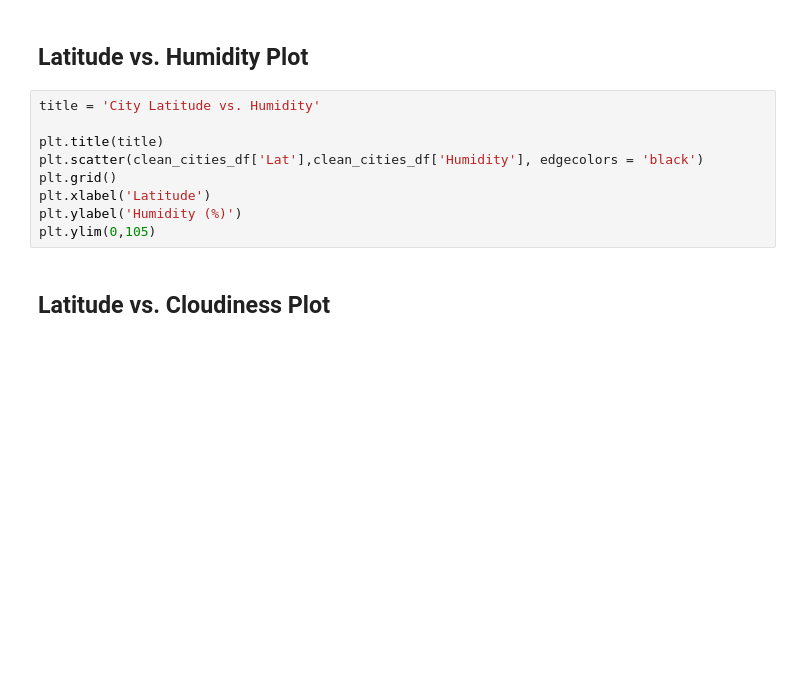
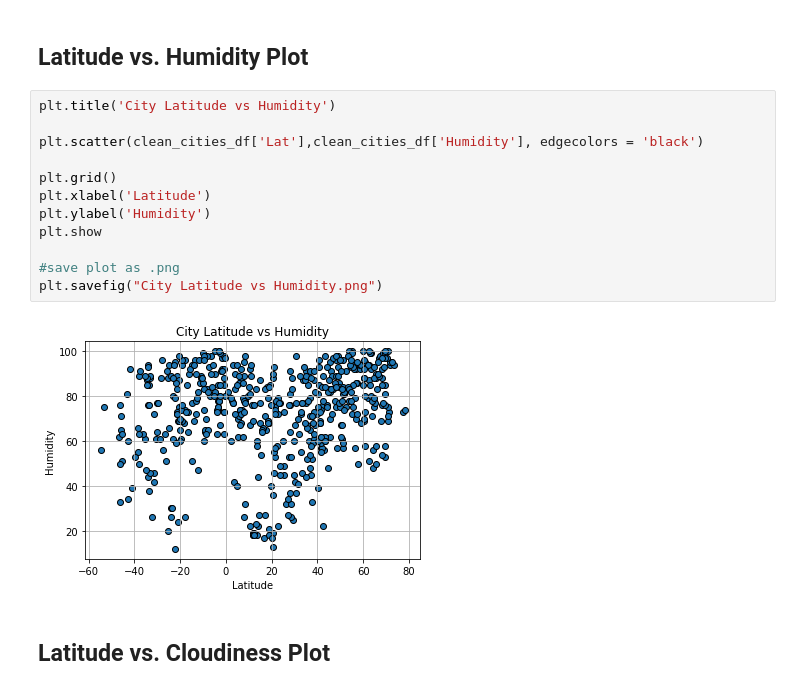
Before and after one commit to stefanyl/python-api-challenge, a Jupyter notebook: WeatherPy/WeatherPy.ipynb, the cells around one changed output. Drawn from its saved outputs; the diff is of its cells as text; blank space fills up the shorter version.

```diff
--- a/WeatherPy/WeatherPy.ipynb
+++ b/WeatherPy/WeatherPy.ipynb
@@ -263,13 +259,18 @@ plt.savefig("City Latitude vs Max Temperature.png")
 # %% [markdown]
 ## Latitude vs. Humidity Plot
 # %%
-title = 'City Latitude vs. Humidity'
+plt.title('City Latitude vs Humidity')
 
-plt.title(title)
 plt.scatter(clean_cities_df['Lat'],clean_cities_df['Humidity'], edgecolors = 'black')
+
 plt.grid()
 plt.xlabel('Latitude')
-plt.ylabel('Humidity (%)')
-plt.ylim(0,105)
+plt.ylabel('Humidity')
+plt.show
+
+#save plot as .png
+plt.savefig("City Latitude vs Humidity.png")
+# %% [output]
+[figure, added]
 # %% [markdown]
 ## Latitude vs. Cloudiness Plot
```
Also changed, not shown: parts of 8 cells of this notebook, 4 other files.
